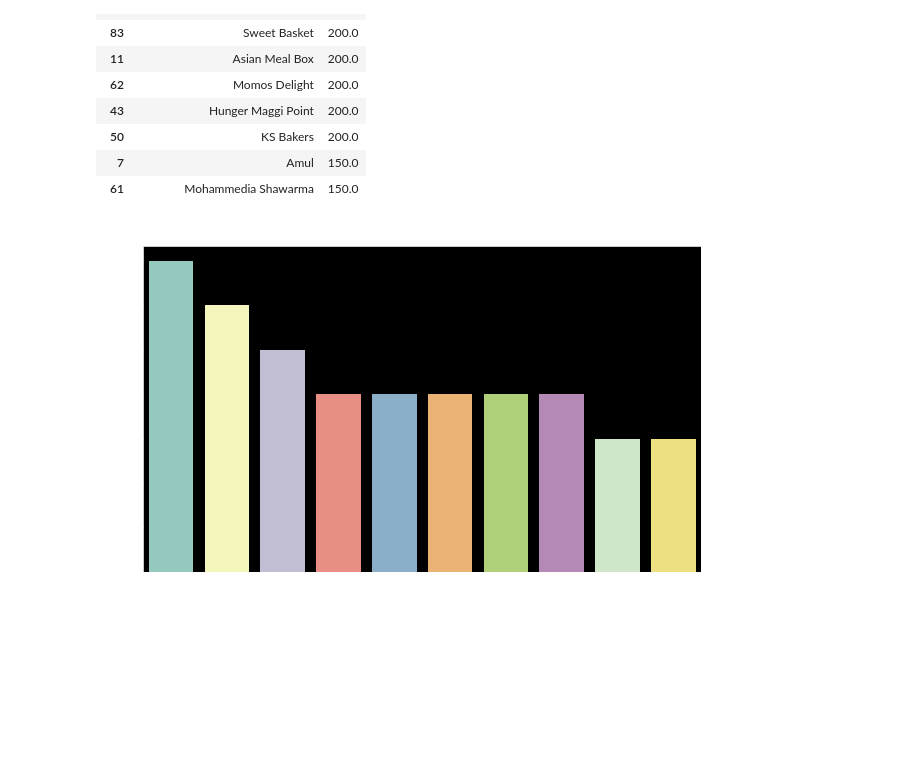
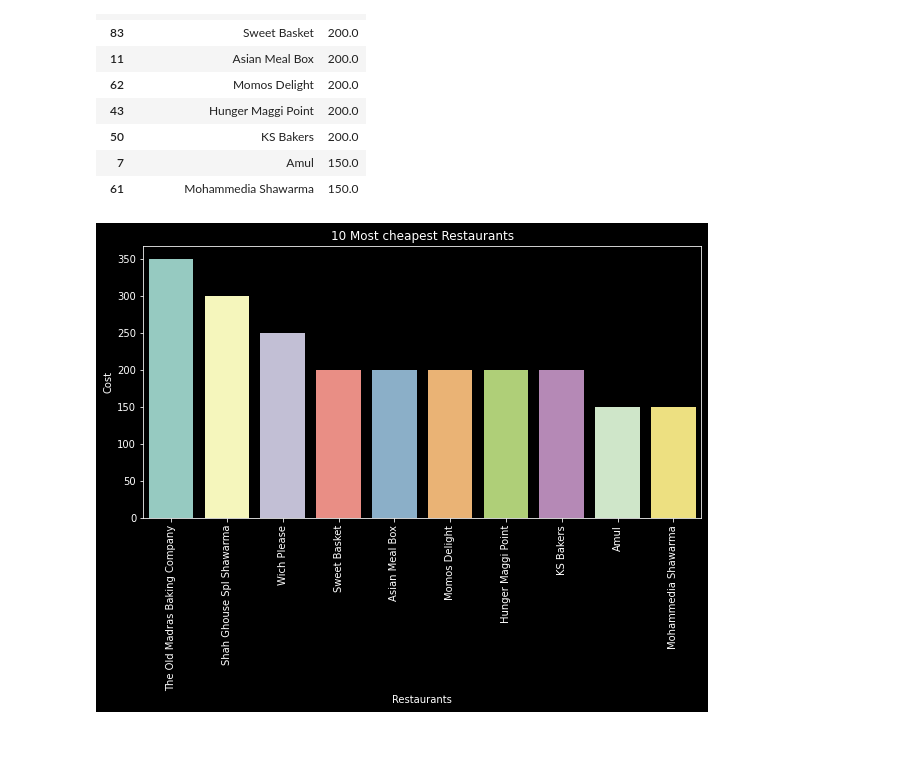
Before and after one commit to toupasana/Unsupervised-ML, a Jupyter notebook: Copy_of_ZOMATO_RESTAURANT_CLUSTERING_AND_SENTIMENT_ANALYSIS.ipynb, the cells around one changed output. Drawn from its saved outputs; the diff is of its cells as text; code cells hidden in the pictures; blank space fills up the shorter version.

```diff
--- a/Copy_of_ZOMATO_RESTAURANT_CLUSTERING_AND_SENTIMENT_ANALYSIS.ipynb
+++ b/Copy_of_ZOMATO_RESTAURANT_CLUSTERING_AND_SENTIMENT_ANALYSIS.ipynb
@@ -84,7 +84,7 @@ import numpy as np
 import matplotlib.pyplot as plt
 import seaborn as sns
 
-#plt.style.use('dark_background')
+plt.style.use('dark_background')
 # %% [markdown]
 These are the libraries which I am using for EDA and Visualization.
 
@@ -578,15 +580,15 @@ restaurants_cost.tail(10)
 | 7 | Amul | 150.0 |
 | 61 | Mohammedia Shawarma | 150.0 |
 # %%
-fig = plt.figure(figsize=[10,6])
+fig = plt.figure(figsize=[10,5])
 sns.barplot(data=restaurants_cost.tail(10), x='Name', y= 'Cost')
 plt.xlabel('Restaurants')
 plt.xticks(rotation=90)
 plt.ylabel('Cost')
 plt.title('10 Most cheapest Restaurants')
 plt.show()
 # %% [output]
-[figure, old version]
+[figure, new version]
 # %%
 zomato_df=review.merge(restaurant, left_on='Restaurant', right_on='Name').drop('Name',axis=1)
 zomato_df.head(2)
```
Also changed, not shown: parts of 21 cells of this notebook.
